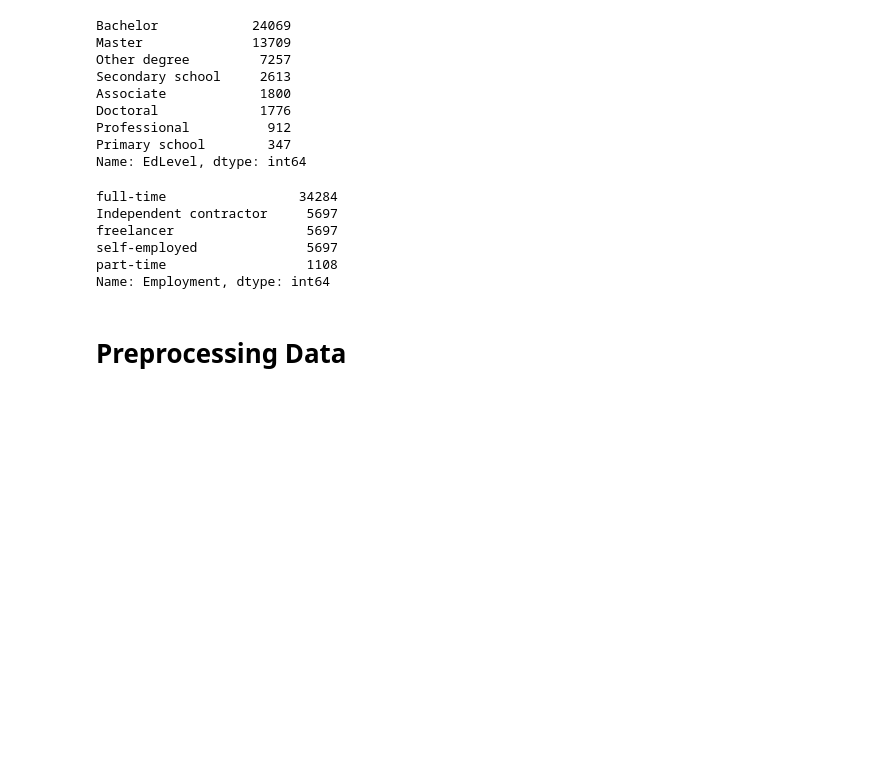
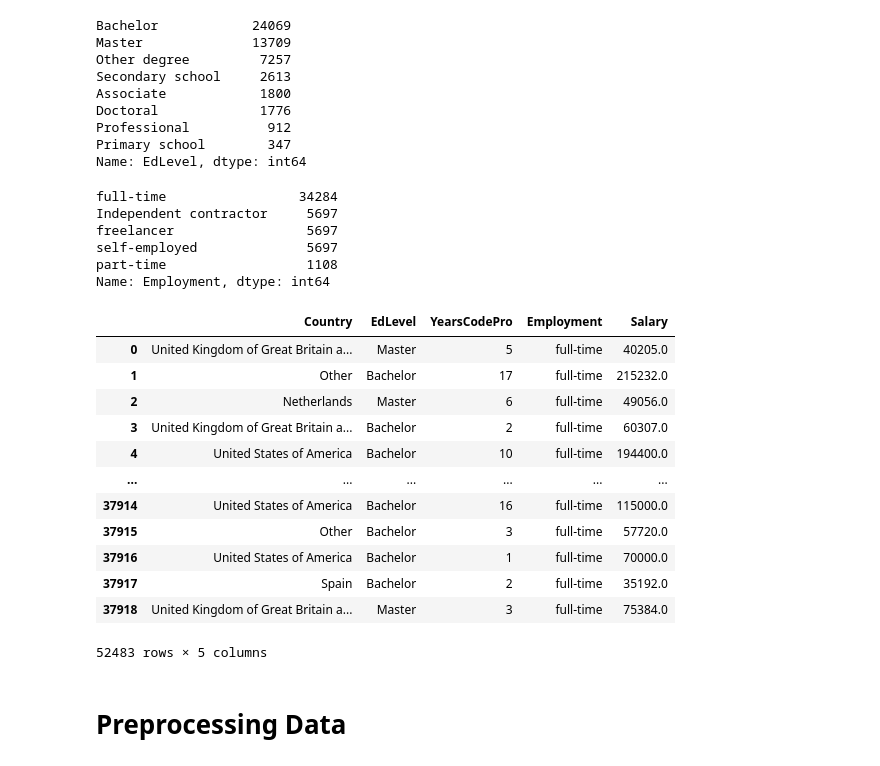
Before and after one commit to mzkki25/predict-salary, a Jupyter notebook: predict_salary.ipynb, the cells around one changed output. Saved outputs shown, nothing was run; the diff lists cells and outputs as text; code cells hidden in the pictures; blank space fills up the shorter version.

```diff
--- a/predict_salary.ipynb
+++ b/predict_salary.ipynb
@@ -342,6 +342,22 @@ freelancer                 5697
 self-employed              5697
 part-time                  1108
 Name: Employment, dtype: int64
+# %%
+df
+# %% [output]
+|  | Country | EdLevel | YearsCodePro | Employment | Salary |
+| 0 | United Kingdom of Great Britain a... | Master | 5 | full-time | 40205.0 |
+| 1 | Other | Bachelor | 17 | full-time | 215232.0 |
+| 2 | Netherlands | Master | 6 | full-time | 49056.0 |
+| 3 | United Kingdom of Great Britain a... | Bachelor | 2 | full-time | 60307.0 |
+| 4 | United States of America | Bachelor | 10 | full-time | 194400.0 |
+| ... | ... | ... | ... | ... | ... |
+| 37914 | United States of America | Bachelor | 16 | full-time | 115000.0 |
+| 37915 | Other | Bachelor | 3 | full-time | 57720.0 |
+| 37916 | United States of America | Bachelor | 1 | full-time | 70000.0 |
+| 37917 | Spain | Bachelor | 2 | full-time | 35192.0 |
+| 37918 | United Kingdom of Great Britain a... | Master | 3 | full-time | 75384.0 |
+52483 rows × 5 columns
 # %%
 # convert ke csv file
 df.to_csv('survey_results_public_preprocessing.csv', index=False)
```
Also changed, not shown: 1 other file.
